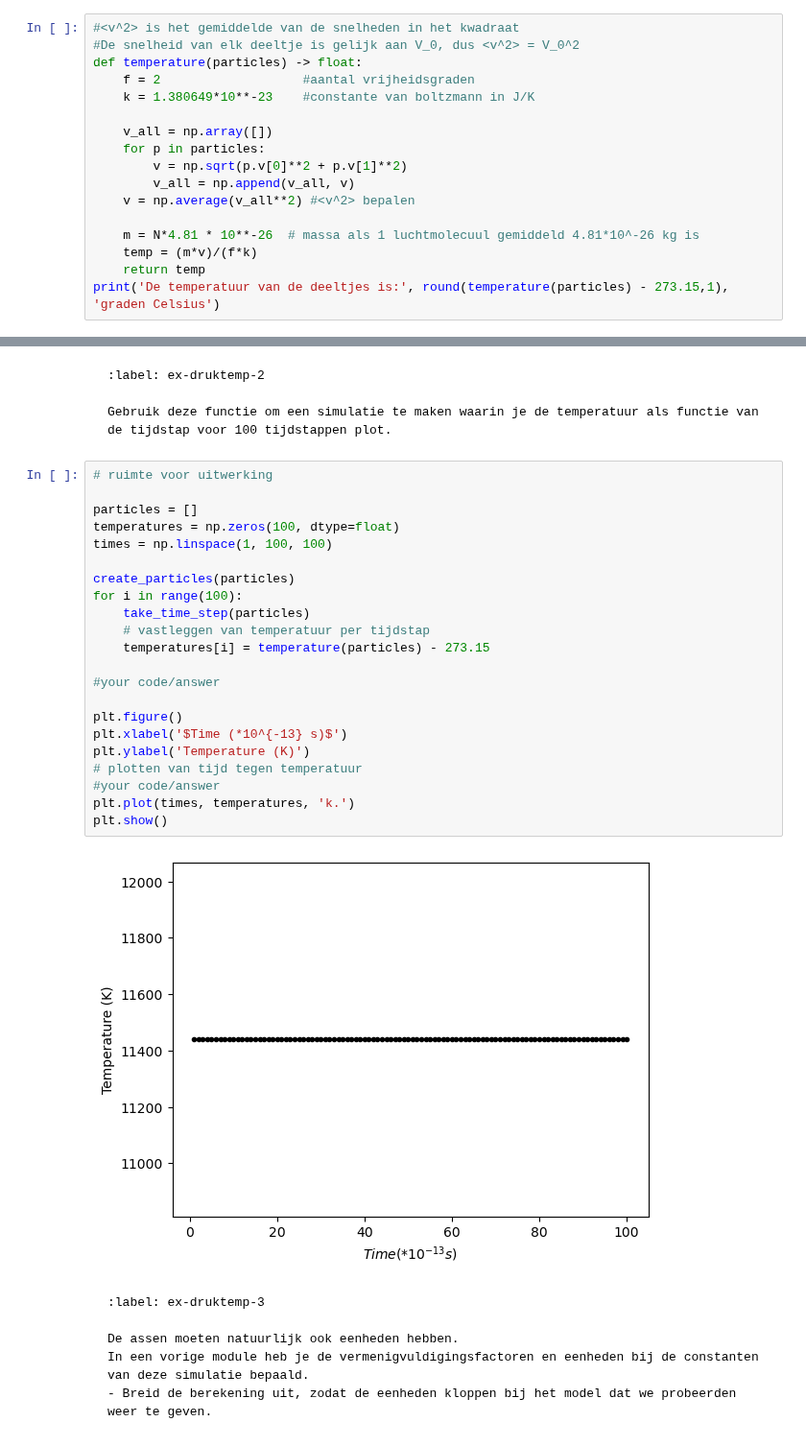
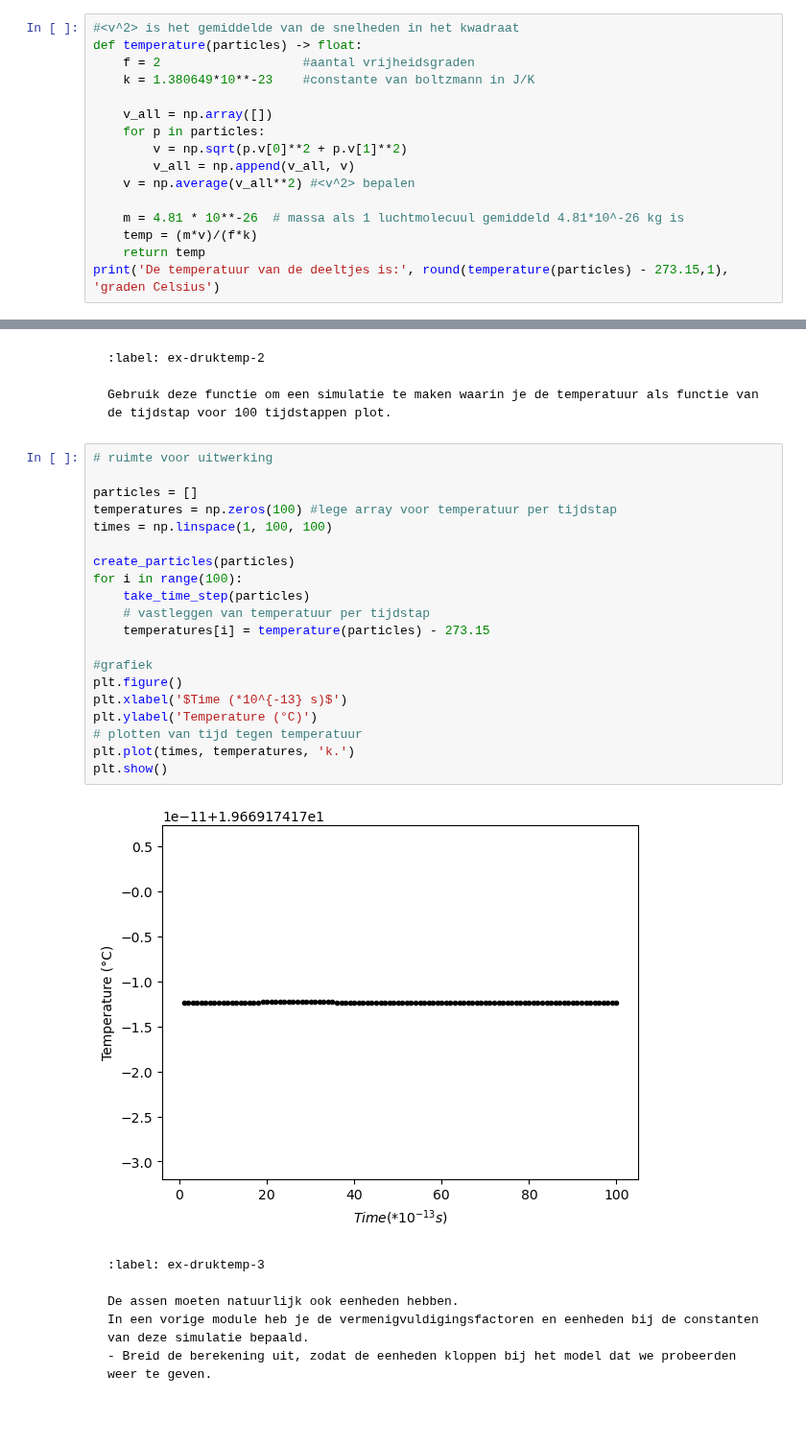
Before and after one commit to Eerkje/Annet-Erik, a Jupyter notebook: Content/PySim/5_druktemp.ipynb, the cells around one changed output, grey strips where cells are left out. Shown at 96% size. Drawn from its saved outputs; the diff is of its cells as text; blank space fills up the shorter version.

````diff
--- a/Content/PySim/5_druktemp.ipynb
+++ b/Content/PySim/5_druktemp.ipynb
@@ -190,7 +190,6 @@ Schrijf een functie die de temperatuur van het gas in onze simulatie bepaalt:
 ```
 # %%
 #<v^2> is het gemiddelde van de snelheden in het kwadraat
-#De snelheid van elk deeltje is gelijk aan V_0, dus <v^2> = V_0^2
 def temperature(particles) -> float:
     f = 2                   #aantal vrijheidsgraden
     k = 1.380649*10**-23    #constante van boltzmann in J/K
@@ -201,7 +200,7 @@ def temperature(particles) -> float:
         v_all = np.append(v_all, v)
     v = np.average(v_all**2) #<v^2> bepalen
 
-    m = N*4.81 * 10**-26  # massa als 1 luchtmolecuul gemiddeld 4.81*10^-26 kg is
+    m = 4.81 * 10**-26  # massa als 1 luchtmolecuul gemiddeld 4.81*10^-26 kg is
     temp = (m*v)/(f*k)
     return temp
 print('De temperatuur van de deeltjes is:', round(temperature(particles) - 273.15,1), 'graden Celsius')
@@ -216,27 +215,25 @@ Gebruik deze functie om een simulatie te maken waarin je de temperatuur als func
 # %%
 # ruimte voor uitwerking
 
 particles = []
-temperatures = np.zeros(100, dtype=float)
+temperatures = np.zeros(100) #lege array voor temperatuur per tijdstap
 times = np.linspace(1, 100, 100)
 
 create_particles(particles)
 for i in range(100):
     take_time_step(particles)
     # vastleggen van temperatuur per tijdstap
     temperatures[i] = temperature(particles) - 273.15
 
-#your code/answer
-
+#grafiek
 plt.figure()
 plt.xlabel('$Time (*10^{-13} s)$')
-plt.ylabel('Temperature (K)')
+plt.ylabel('Temperature (°C)')
 # plotten van tijd tegen temperatuur
-#your code/answer
 plt.plot(times, temperatures, 'k.')
 plt.show()
 # %% [output]
-[figure, old version]
+[figure, new version]
 # %% [markdown]
 ```{exercise}
 :label: ex-druktemp-3
````
Also changed, not shown: parts of 10 cells of this notebook.
